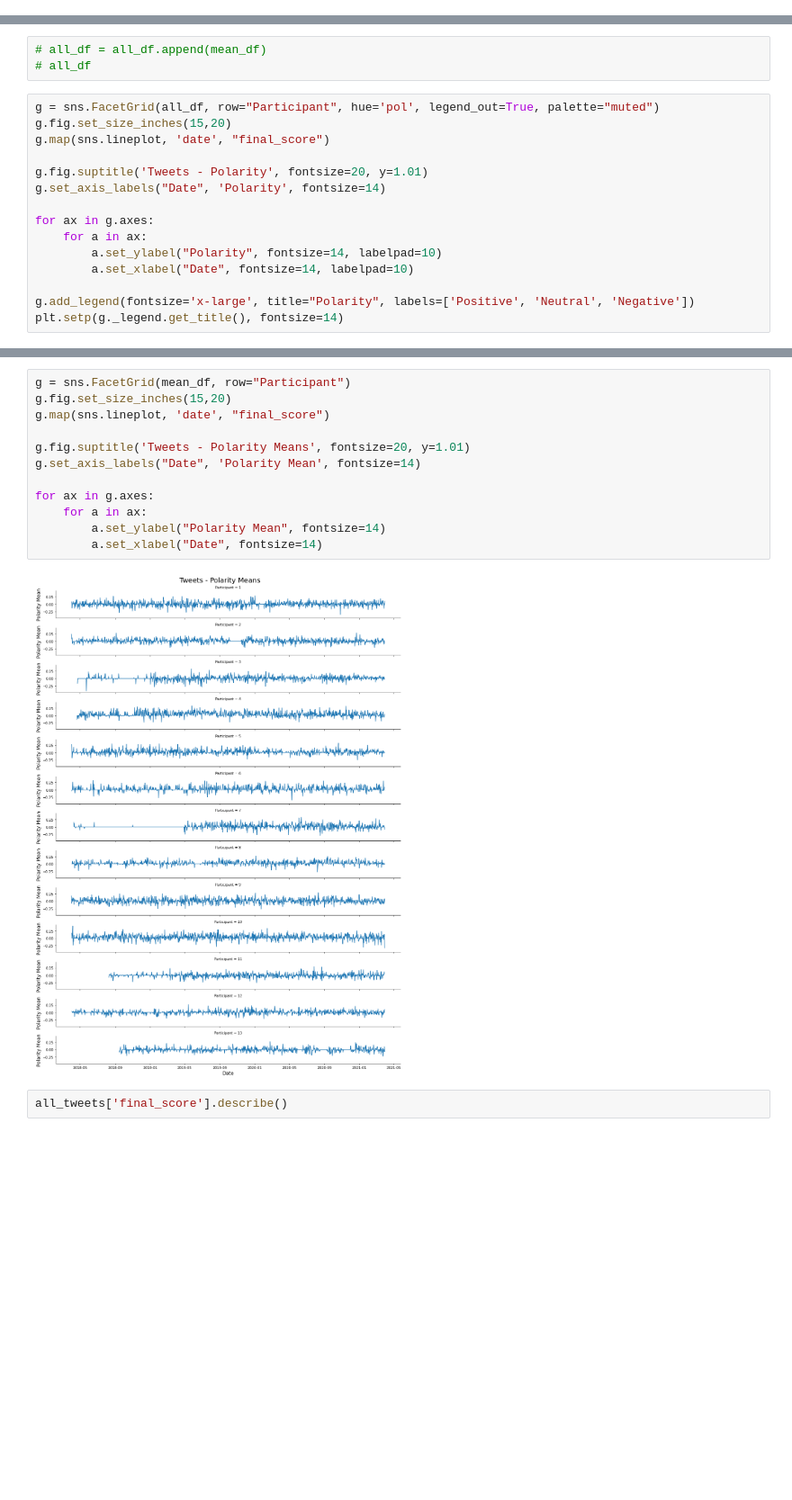
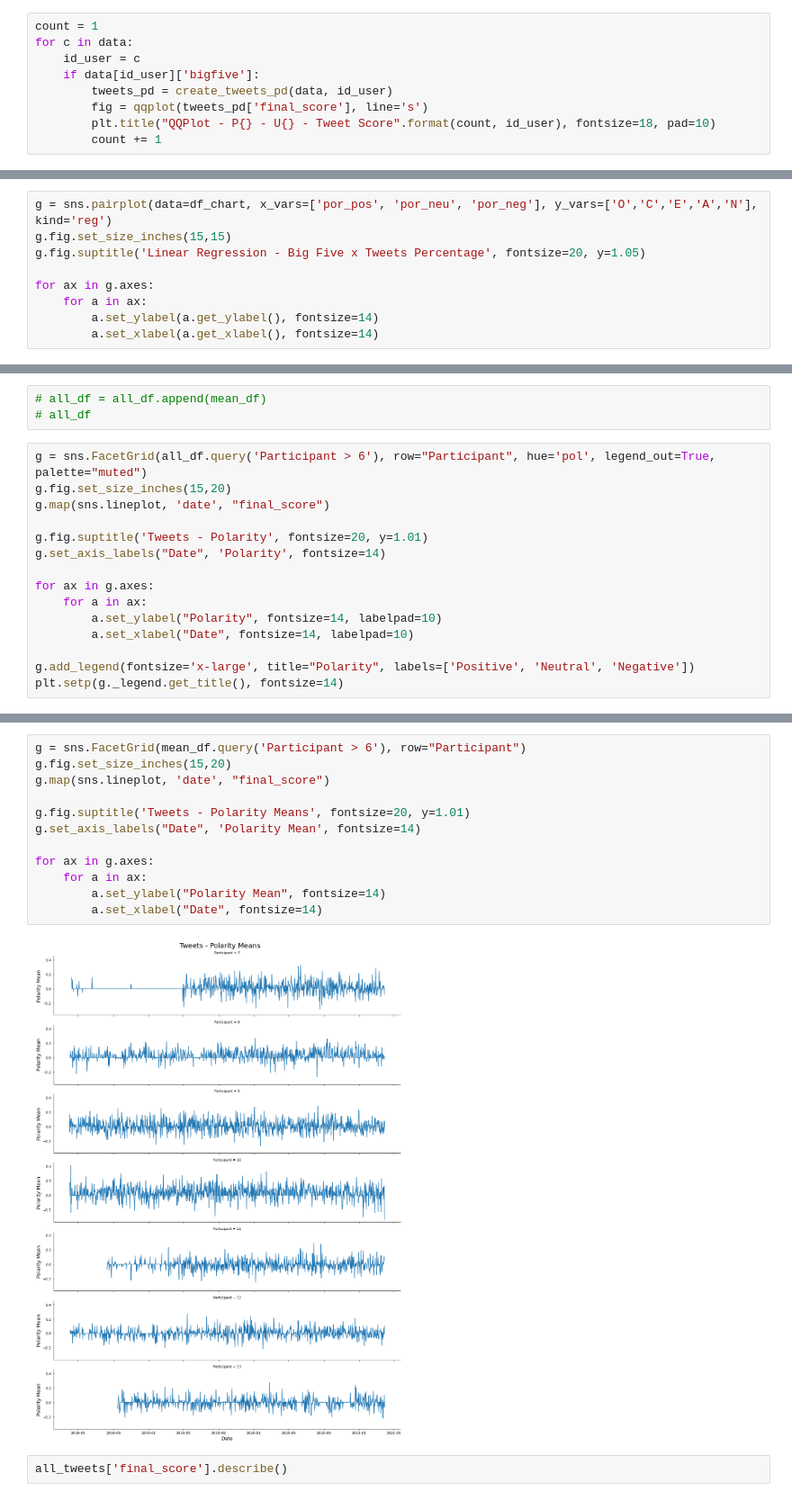
Before and after one commit to leosilva/peerj_computer_science_2022, a Jupyter notebook: Notebooks/General - Charts.ipynb, the cells around one changed output, grey strips where cells are left out. Shown at 90% size. Saved outputs shown, nothing was run; the diff lists cells and outputs as text; blank space fills up the shorter version.

```diff
--- a/Notebooks/General - Charts.ipynb
+++ b/Notebooks/General - Charts.ipynb
@@ -563,3 +579,12 @@ for ax in g.axes:
         ax.yaxis.set_label_text(yl)
 # %% [output]
 [figure]
+# %%
+count = 1
+for c in data:
+    id_user = c
+    if data[id_user]['bigfive']:
+        tweets_pd = create_tweets_pd(data, id_user)
+        fig = qqplot(tweets_pd['final_score'], line='s')
+        plt.title("QQPlot - P{} - U{} - Tweet Score".format(count, id_user), fontsize=18, pad=10)
+        count += 1
@@ -665,0 +705,9 @@ for ax in g.axes:
+# %%
+g = sns.pairplot(data=df_chart, x_vars=['por_pos', 'por_neu', 'por_neg'], y_vars=['O','C','E','A','N'], kind='reg')
+g.fig.set_size_inches(15,15)
+g.fig.suptitle('Linear Regression - Big Five x Tweets Percentage', fontsize=20, y=1.05)
+
+for ax in g.axes:
+    for a in ax:
+        a.set_ylabel(a.get_ylabel(), fontsize=14)
+        a.set_xlabel(a.get_xlabel(), fontsize=14)
@@ -758,7 +808,7 @@ mean_df
 # all_df = all_df.append(mean_df)
 # all_df
 # %%
-g = sns.FacetGrid(all_df, row="Participant", hue='pol', legend_out=True, palette="muted")
+g = sns.FacetGrid(all_df.query('Participant > 6'), row="Participant", hue='pol', legend_out=True, palette="muted")
 g.fig.set_size_inches(15,20)
 g.map(sns.lineplot, 'date', "final_score")
 
@@ -778,17 +828,17 @@ plt.setp(g._legend.get_title(), fontsize=14)
 # %%
-g = sns.FacetGrid(mean_df, row="Participant")
+g = sns.FacetGrid(mean_df.query('Participant > 6'), row="Participant")
 g.fig.set_size_inches(15,20)
 g.map(sns.lineplot, 'date', "final_score")
 
 g.fig.suptitle('Tweets - Polarity Means', fontsize=20, y=1.01)
 g.set_axis_labels("Date", 'Polarity Mean', fontsize=14)
 
 for ax in g.axes:
     for a in ax:
         a.set_ylabel("Polarity Mean", fontsize=14)
         a.set_xlabel("Date", fontsize=14)
 # %% [output]
-[figure, old version]
+[figure, new version]
 # %%
 all_tweets['final_score'].describe()
 # %% [output]
```
Also changed, not shown: parts of 11 cells of this notebook, 1 other file.
